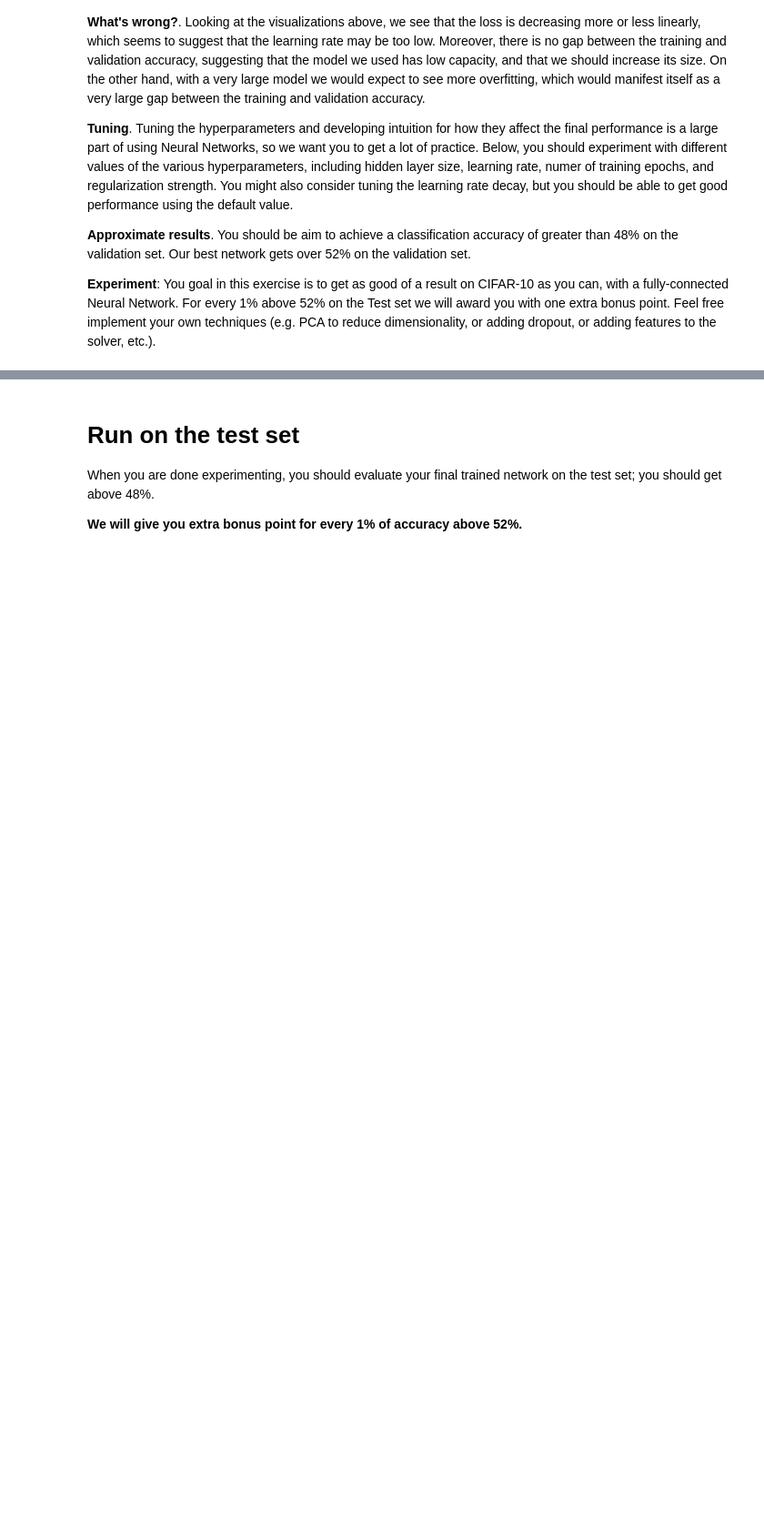
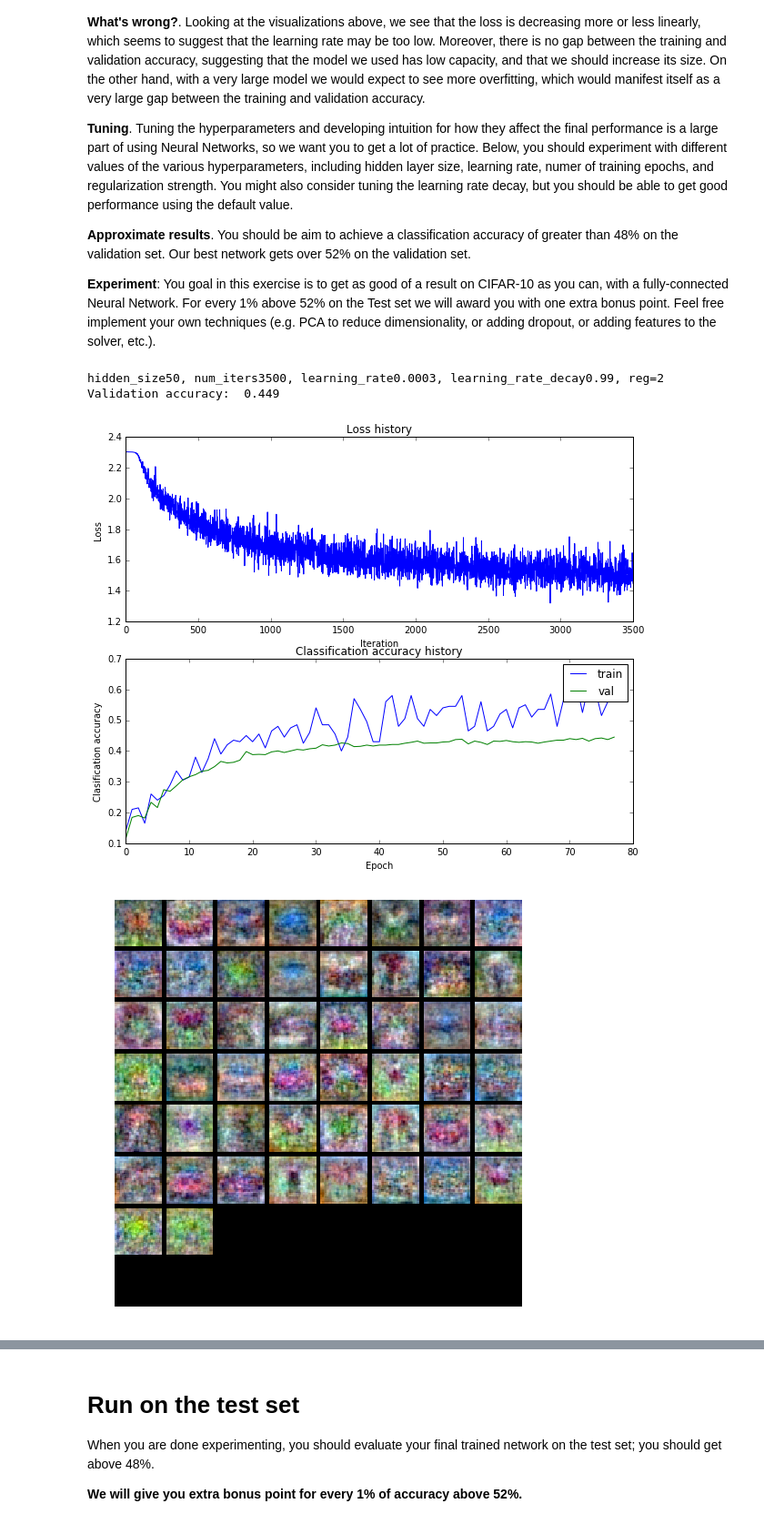
Before and after one commit to probe301/kaggle, a Jupyter notebook: CS231n_assignment1/two_layer_net.ipynb, the cells around one changed output, grey strips where cells are left out. Shown at 91% size. Cells and saved outputs as stored; diff of their text form; code cells hidden in the pictures; blank space fills up the shorter version.

```diff
--- a/CS231n_assignment1/two_layer_net.ipynb
+++ b/CS231n_assignment1/two_layer_net.ipynb
@@ -354,2 +371,70 @@ pass
+# %%
+
+# learning_rates = [1e-6, 1e-5, 1e-4]  # best at 1e-4
+# learning_rates = [1e-3, 1e-2]  # overfitting!! but show_net_weights is smooth
+# learning_rates = [5e-5, 1e-4, 3e-4, ]  # best 3e-4
+
+# for learning_rate in learning_rates:
+#     net = test_params(hidden_size=50,
+#                       num_iters=1500,
+#                       learning_rate=learning_rate,
+#                       learning_rate_decay=0.95,
+#                       reg=0.5)
+
+# num_iters = [1500, 1800, 2000, 2500]  # larger -> slightly better
+# for num_iter in num_iters:
+#     net = test_params(hidden_size=50,
+#                       num_iters=num_iter,
+#                       learning_rate=3e-4,
+#                       learning_rate_decay=0.95,
+#                       reg=0.5)
+
+
+
+# hidden_sizes = [20, 40, 60, 80, 100]  # 60? maybe
+# for hidden_size in hidden_sizes:
+#     net = test_params(hidden_size=hidden_size,
+#                       num_iters=1500,
+#                       learning_rate=3e-4,
+#                       learning_rate_decay=0.95,
+#                       reg=0.5)
+
+# regs = [0.001, 0.05, 0.5, 50, 500]  # reg=0.5 is ok, reg > 50 is terrible smooth
+# regs = [0.5, 5, 20, 40]  # 5 is ok, reg > 20 is terrible smooth
+# regs = [1, 2, 5, 10]  # reg =2 seems best
+# for reg in regs:
+#     net = test_params(hidden_size=60,
+#                       num_iters=3500,
+#                       learning_rate=3e-4,
+#                       learning_rate_decay=0.99,
+#                       reg=reg)
+
+
+
+
+# learning_rate_decays = [0.5, 0.7, 0.9, 0.95, 0.99]  # 0.99 is best
+# learning_rate_decays = [0.99, 0.995, 0.999]  # 0.99 or 0.995
+# for learning_rate_decay in learning_rate_decays:
+#     net = test_params(hidden_size=60,
+#                       num_iters=2500,
+#                       learning_rate=3e-4,
+#                       learning_rate_decay=learning_rate_decay,
+#                       reg=0.5)
+
+
+
+net = test_params(hidden_size=50,
+                  num_iters=3500,
+                  learning_rate=3e-4,
+                  learning_rate_decay=0.99,
+                  reg=2)
+#################################################################################
+#                               END OF YOUR CODE                                #
+#################################################################################
+# %% [output]
+hidden_size50, num_iters3500, learning_rate0.0003, learning_rate_decay0.99, reg=2
+Validation accuracy:  0.449
+[figure, added]
+[figure, added]
 # %%
 # visualize the weights of the best network
```
Also changed, not shown: parts of 9 cells of this notebook, 1 other file.
